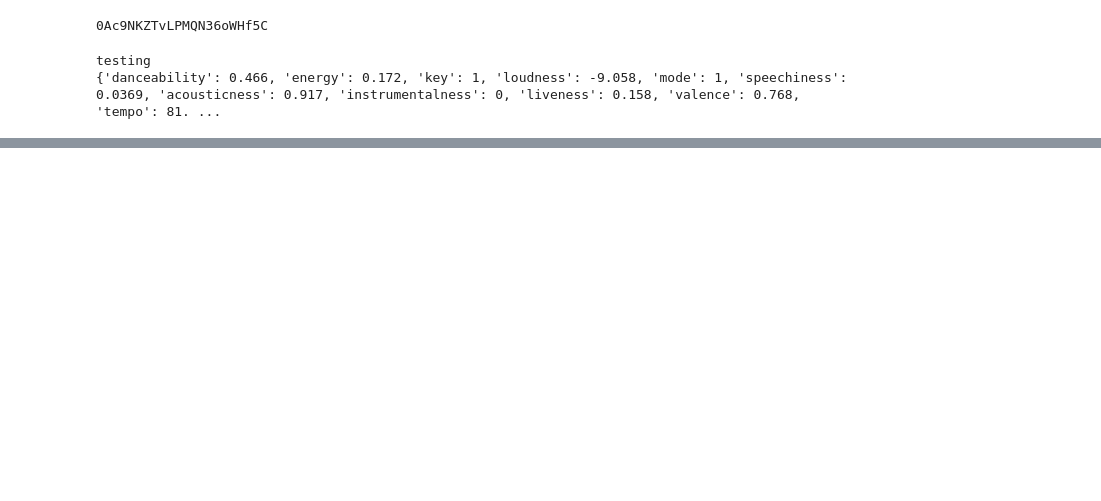
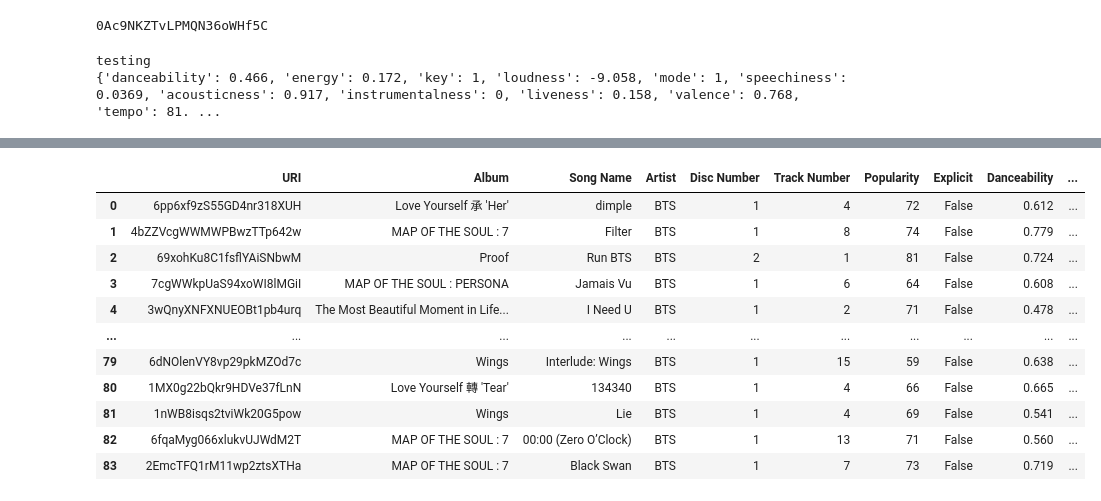
Before and after one commit to ssharmaSD/mySpotifyWrapped, a Jupyter notebook: Suhani's Wrapped.ipynb, the cells around one changed output, grey strips where cells are left out. Cells and saved outputs as stored; diff of their text form; code cells hidden in the pictures; blank space fills up the shorter version.

```diff
--- a/Suhani's Wrapped.ipynb
+++ b/Suhani's Wrapped.ipynb
@@ -442,4 +488,5 @@ NameError: name 'sp' is not defined
 # %%
+import pandas as pd
 song_df = pd.DataFrame({"URI": [],
                           "Album": [],
                           "Song Name": [],
@@ -451,63 +498,96 @@ song_df = pd.DataFrame({"URI": [],
                           "Danceability": [],
                           "Energy": [],
                           "Key": [],
                           "Loudness": [],
                           "Mode": [],
                           "Speechiness": [],
                           "Acousticness": [],
                           "Instrumentalness": [],
                           "Liveness": [],
                           "Valence": [],
                           "Tempo": [],
                           "Duration_ms": [],
                           "Time Signature": []})
 
 
 
-idx = 0
+# idx = 0
 
-for hundred_songs in [spotify_1]:
-    for i, metadata in enumerate(hundred_songs["items"]):
+# for hundred_songs in [spotify_1]:
+#     for i, metadata in enumerate(hundred_songs["items"]):
 
-        uri = metadata["track"]["uri"].split(":")[2]
-        album = metadata["track"]["album"]["name"]
-        song_name = metadata["track"]["name"]
-        artists = metadata["track"]["artists"]
-        artists_string = ""
-        for artist in artists:
-            artists_string = artists_string + artist['name'] +"; "
-        artists_string = artists_string.strip("; ")
+#         uri = metadata["track"]["uri"].split(":")[2]
+#         album = metadata["track"]["album"]["name"]
+#         song_name = metadata["track"]["name"]
+#         artists = metadata["track"]["artists"]
+#         artists_string = ""
+#         for artist in artists:
+#             artists_string = artists_string + artist['name'] +"; "
+#         artists_string = artists_string.strip("; ")
 
 
 
-        #Popularity of the track
-        track_pop = metadata["track"]["popularity"]
+#         #Popularity of the track
+#         track_pop = metadata["track"]["popularity"]
 
-        disc_number = metadata["track"]["disc_number"]
-        track_number = metadata["track"]["track_number"]
+#         disc_number = metadata["track"]["disc_number"]
+#         track_number = metadata["track"]["track_number"]
 
-        exp = metadata["track"]["explicit"]
+#         exp = metadata["track"]["explicit"]
 
-        song = sp.audio_features(uri)[0]
+#         song = sp.audio_features(uri)[0]
+idx = 0
+for metadata in playlist_tracks:
+    uri = metadata["track"]["uri"].split(":")[2]
+    album = metadata["track"]["album"]["name"]
+    song_name = metadata["track"]["name"]
+    artists = metadata["track"]["artists"]
+    artists_string = ""
+    for artist in artists:
+        artists_string = artists_string + artist['name'] + "; "
+    artists_string = artists_string.strip("; ")
 
-        # This is where you specify which song features you'd like to extract
-        dan = song['danceability']
-        ene = song['energy']
-        key = song['key']
-        lou = song['loudness']
-        mod = song['mode']
-        spe = song['speechiness']
-        aco = song['acousticness']
-        ins = song['instrumentalness']
-        liv = song['liveness']
-        val = song['valence']
-        tem = song['tempo']
-        dur = song['duration_ms']
-        tim = song['time_signature']
+    # Popularity of the track
+    track_pop = metadata["track"]["popularity"]
 
-        song_df.loc[idx] = [uri, album, song_name, artists_string, disc_number, track_number, track_pop, exp,
+    disc_number = metadata["track"]["disc_number"]
+    track_number = metadata["track"]["track_number"]
+
+    exp = metadata["track"]["explicit"]
+
+    # Use the correct Spotify object here
+    song = spotify.audio_features(uri)[0]
+    dan = song['danceability']
+    ene = song['energy']
+    key = song['key']
+    lou = song['loudness']
+    mod = song['mode']
+    spe = song['speechiness']
+    aco = song['acousticness']
+    ins = song['instrumentalness']
+    liv = song['liveness']
+    val = song['valence']
+    tem = song['tempo']
+    dur = song['duration_ms']
+    tim = song['time_signature']
+
+    song_df.loc[idx] = [uri, album, song_name, artists_string, disc_number, track_number, track_pop, exp,
                                dan, ene, key, lou, mod, spe, aco,
                                ins, liv, val, tem, dur, tim]
-        idx += 1
+    idx += 1
 
+song_df.to_csv('all_BTS')
 song_df
+# %% [output]
+|  | URI | Album | Song Name | Artist | Disc Number | Track Number | Popularity | Explicit | Danceability | ... |
+| 0 | 6pp6xf9zS55GD4nr318XUH | Love Yourself 承 'Her' | dimple | BTS | 1 | 4 | 72 | False | 0.612 | ... |
+| 1 | 4bZZVcgWWMWPBwzTTp642w | MAP OF THE SOUL : 7 | Filter | BTS | 1 | 8 | 74 | False | 0.779 | ... |
+| 2 | 69xohKu8C1fsflYAiSNbwM | Proof | Run BTS | BTS | 2 | 1 | 81 | False | 0.724 | ... |
+| 3 | 7cgWWkpUaS94xoWI8lMGiI | MAP OF THE SOUL : PERSONA | Jamais Vu | BTS | 1 | 6 | 64 | False | 0.608 | ... |
+| 4 | 3wQnyXNFXNUEOBt1pb4urq | The Most Beautiful Moment in Life... | I Need U | BTS | 1 | 2 | 71 | False | 0.478 | ... |
+| ... | ... | ... | ... | ... | ... | ... | ... | ... | ... | ... |
+| 79 | 6dNOlenVY8vp29pkMZOd7c | Wings | Interlude: Wings | BTS | 1 | 15 | 59 | False | 0.638 | ... |
+| 80 | 1MX0g22bQkr9HDVe37fLnN | Love Yourself 轉 'Tear' | 134340 | BTS | 1 | 4 | 66 | False | 0.665 | ... |
+| 81 | 1nWB8isqs2tviWk20G5pow | Wings | Lie | BTS | 1 | 4 | 69 | False | 0.541 | ... |
+| 82 | 6fqaMyg066xlukvUJWdM2T | MAP OF THE SOUL : 7 | 00:00 (Zero O’Clock) | BTS | 1 | 13 | 71 | False | 0.560 | ... |
+| 83 | 2EmcTFQ1rM11wp2ztsXTHa | MAP OF THE SOUL : 7 | Black Swan | BTS | 1 | 7 | 73 | False | 0.719 | ... |
```
Also changed, not shown: parts of 31 cells of this notebook, 3 other files.
